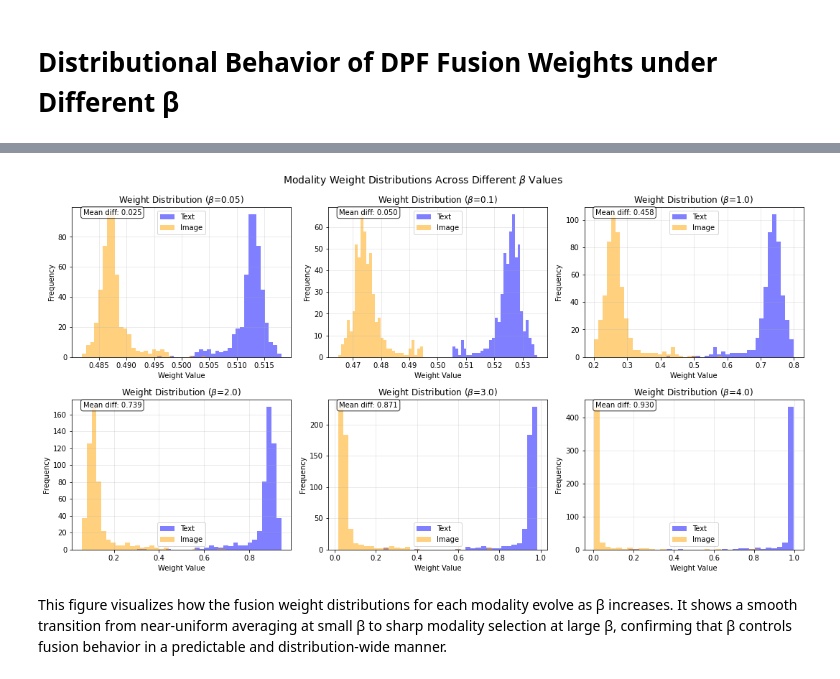
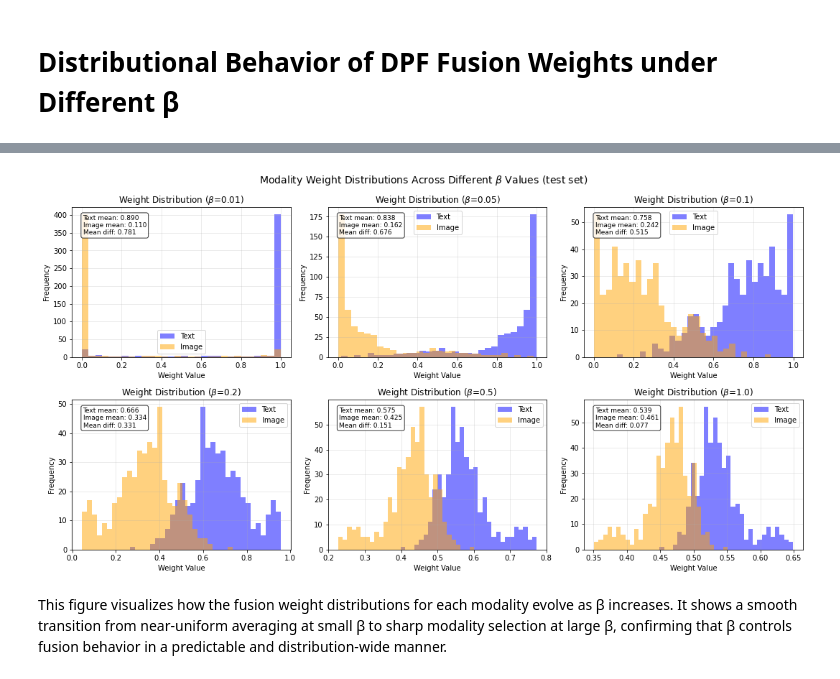
Before and after one commit to researchjet/DPF, a Jupyter notebook: Ablation.ipynb, the cells around one changed output, grey strips where cells are left out. Cells and saved outputs as stored; diff of their text form; code cells hidden in the pictures.

```diff
--- a/Ablation.ipynb
+++ b/Ablation.ipynb
@@ -181,29 +135,13 @@ plt.show()
 # %%
 import numpy as np
 import matplotlib.pyplot as plt
-
-def dynamic_weight_topk_adaptive(prob1, prob2, beta=0.1, topk=2, delta=1e-4):
-
-    topk_prob1 = np.sort(prob1, axis=1)[:, -topk:]
-    topk_prob2 = np.sort(prob2, axis=1)[:, -topk:]
-    max_p2_text  = np.max(topk_prob1**2, axis=1, keepdims=True)
-    max_p2_image = np.max(topk_prob2**2, axis=1, keepdims=True)
-    eps_text  = delta * max_p2_text
-    eps_image = delta * max_p2_image
-    energy_text  = -np.log(np.sum(topk_prob1**2, axis=1, keepdims=True) + eps_text).flatten()
-    energy_image = -np.log(np.sum(topk_prob2**2, axis=1, keepdims=True) + eps_image).flatten()
-    E = np.vstack([energy_text, energy_image]).T
-    W = np.exp(-beta * E)
-    W /= np.sum(W, axis=1, keepdims=True)
-    return W
-
 
 # Pre-setting values
 betas = [0.1, 1.0, 3.0]
 
 plt.figure(figsize=(12, 8))
 for beta in betas:
-    weights = dynamic_weight_topk_adaptive(
+    weights = DPF.dynamic_weight_topk_adaptive(
         train_probs_text, train_probs_image,
         beta=beta, topk=2, delta=1e-4
     )
@@ -227,7 +165,7 @@ This figure is used to verify that the fusion mechanism performs consistent, ins
 # %%
 # 1) Real Weights in the data（ ）
 betas = [0.05,0.1, 1.0,2.0, 3.0,4.0,5.0,6.0]  # 5
-W = {b: dynamic_weight_topk_adaptive(train_probs_text, train_probs_image,
+W = {b: DPF.dynamic_weight_topk_adaptive(train_probs_text, train_probs_image,
                                      beta=b, topk=2, delta=1e-4) for b in betas}
 
 # 2) Sorting（eg text sorting by weights）
@@ -533,28 +551,31 @@ plot_weight_scatter_with_decision(betas, n_samples=200)
 # %% [markdown]
 # Distributional Behavior of DPF Fusion Weights under Different β
 # %%
-'''
-This figure shows the distribution of fusion weights assigned to each modality across
-the test set under different values of β. This illustrates how β controls the sharpness
-of weight allocation at the distribution level. All weights are computed deterministically
-from fixed probability outputs; the visualization is intended to clarify fusion behavior
-rather than model performance.
-'''
+def plot_weight_distribution_comparison(betas, n_samples=500, split='train'):
+    """
+    Distribution of weights under different beta values
 
-# Frequency represents the count of test instances in which a modality receives a fusion weight
-# within a given range.
+    This figure shows the distribution of fusion weights assigned to each modality across
+    the test set under different values of β. This illustrates how β controls the sharpness
+    of weight allocation at the distribution level. All weights are computed deterministically
+    from fixed probability outputs; the visualization is intended to clarify fusion behavior
+    rather than model performance.
 
-
-def plot_weight_distribution_comparison(betas, n_samples=500):
-    """The Distribution wigths under defferent beta """
+    Frequency represents the count of test instances in which a modality receives a fusion weight
+    within a given range.
+    """
     fig, axes = plt.subplots(2, 3, figsize=(15, 8))
     axes = axes.flatten()
 
     for idx, b in enumerate(betas[:6]):
-        weights = simulate_weights_vectorized(b, n_samples=n_samples)
+        # Get weights from the updated function (returns 3 values)
+        weights, text_probs, image_probs = simulate_weights_vectorized(
+            b, n_samples=n_samples, split=split
+        )
+
         ax = axes[idx]
 
-        # Plot
+        # Plot histograms for both modalities
         ax.hist(weights[:, 0], bins=30, alpha=0.5, label='Text', color='blue')
         ax.hist(weights[:, 1], bins=30, alpha=0.5, label='Image', color='orange')
 
@@ -564,14 +585,26 @@ def plot_weight_distribution_comparison(betas, n_samples=500):
         ax.legend()
         ax.grid(True, alpha=0.3)
 
-        # Statistical
-        mean_diff = np.abs(weights[:, 0].mean() - weights[:, 1].mean())
-        ax.text(0.05, 0.95, f'Mean diff: {mean_diff:.3f}',
-                transform=ax.transAxes, fontsize=10,
-                bbox=dict(boxstyle='round', facecolor='white', alpha=0.8))
+        # Add statistical information
+        text_mean = weights[:, 0].mean()
+        image_mean = weights[:, 1].mean()
+        mean_diff = np.abs(text_mean - image_mean)
 
-    plt.suptitle('Modality Weight Distributions Across Different $\\beta$ Values', fontsize=14)
+        stats_text = f'Text mean: {text_mean:.3f}\n'
+        stats_text += f'Image mean: {image_mean:.3f}\n'
+        stats_text += f'Mean diff: {mean_diff:.3f}'
+
+        ax.text(0.05, 0.95, stats_text,
+                transform=ax.transAxes, fontsize=9,
+                bbox=dict(boxstyle='round', facecolor='white', alpha=0.8),
+                verticalalignment='top')
+
+    plt.suptitle(f'Modality Weight Distributions Across Different $\\beta$ Values ({split} set)',
+                 fontsize=14)
     plt.tight_layout()
     plt.show()
-plot_weight_distribution_comparison(betas, n_samples=500)
+
+# Example usage
+betas = [0.01, 0.05, 0.1, 0.2, 0.5, 1.0, 2.0, 5.0, 10.0]
+plot_weight_distribution_comparison(betas, n_samples=500, split='test')
 # %% [output]
@@ -578,4 +617,4 @@ plot_weight_distribution_comparison(betas, n_samples=500)
-[figure, old version]
+[figure, new version]
 # %% [markdown]
 This figure visualizes how the fusion weight distributions for each modality evolve as β increases.
 It shows a smooth transition from near-uniform averaging at small β to sharp modality selection at large β, confirming that β controls fusion behavior in a predictable and distribution-wide manner.
```
Also changed, not shown: parts of 19 cells of this notebook.
